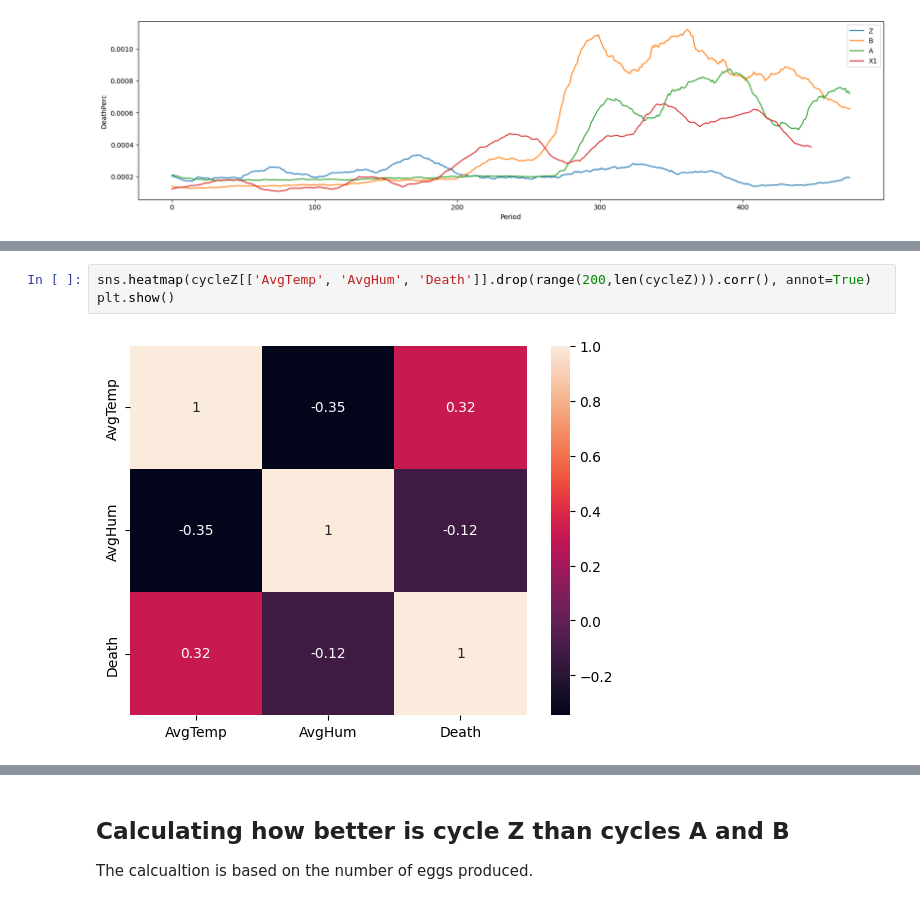
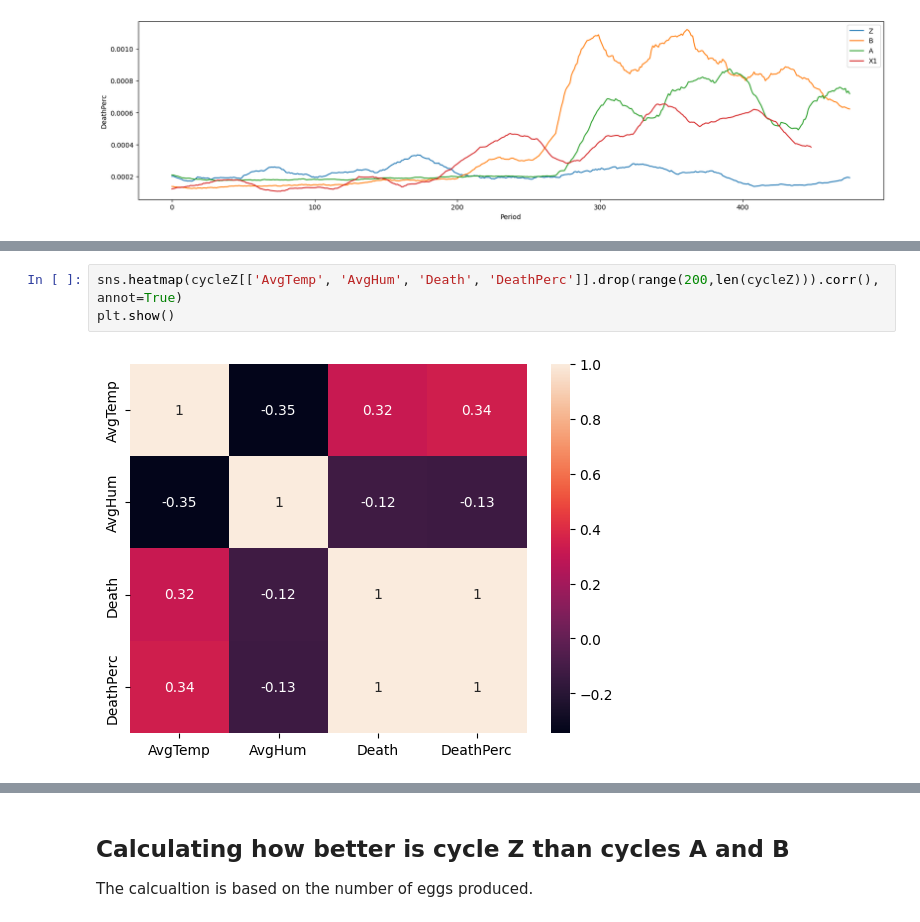
Before and after one commit to CanaliDavide/DASA--Project, a Jupyter notebook: Z_analysis/DataAnalisysZ_Cluster.ipynb, the cells around one changed output, grey strips where cells are left out. Drawn from its saved outputs; the diff is of its cells as text.

```diff
--- a/Z_analysis/DataAnalisysZ_Cluster.ipynb
+++ b/Z_analysis/DataAnalisysZ_Cluster.ipynb
@@ -94,6 +94,6 @@ plt.show()
 # %%
-sns.heatmap(cycleZ[['AvgTemp', 'AvgHum', 'Death']].drop(range(200,len(cycleZ))).corr(), annot=True)
+sns.heatmap(cycleZ[['AvgTemp', 'AvgHum', 'Death', 'DeathPerc']].drop(range(200,len(cycleZ))).corr(), annot=True)
 plt.show()
 # %% [output]
-[figure, old version]
+[figure, new version]
 # %%
```
Also changed, not shown: parts of 3 cells of this notebook, 6 other files.
